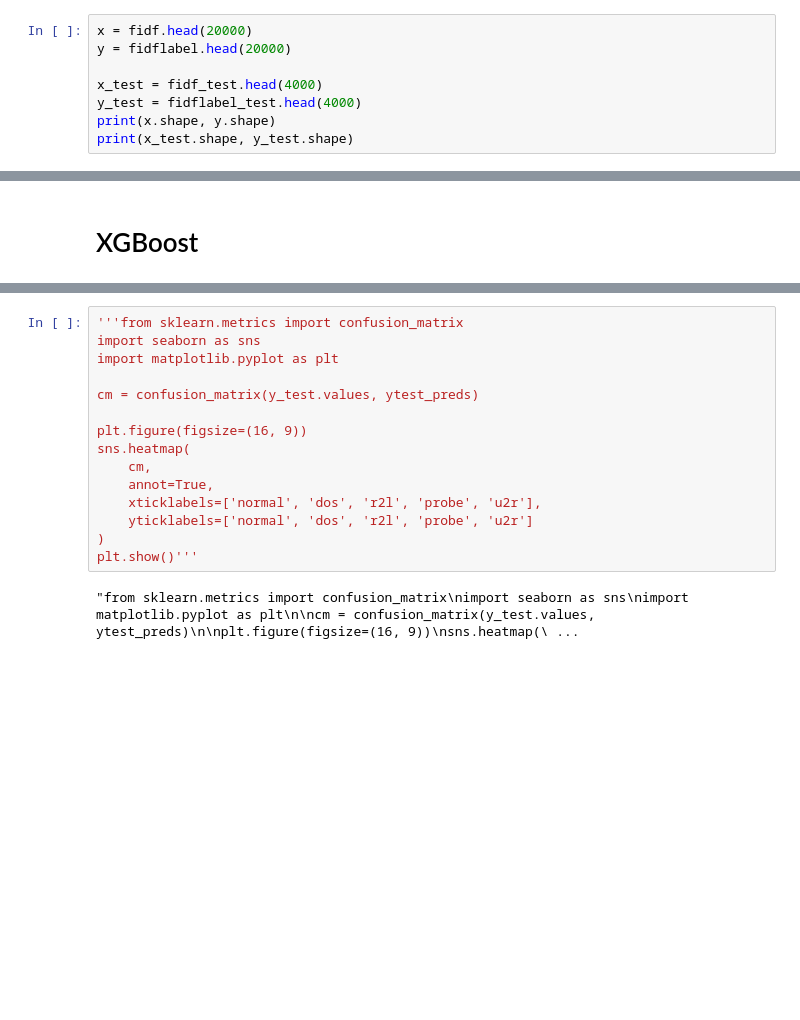
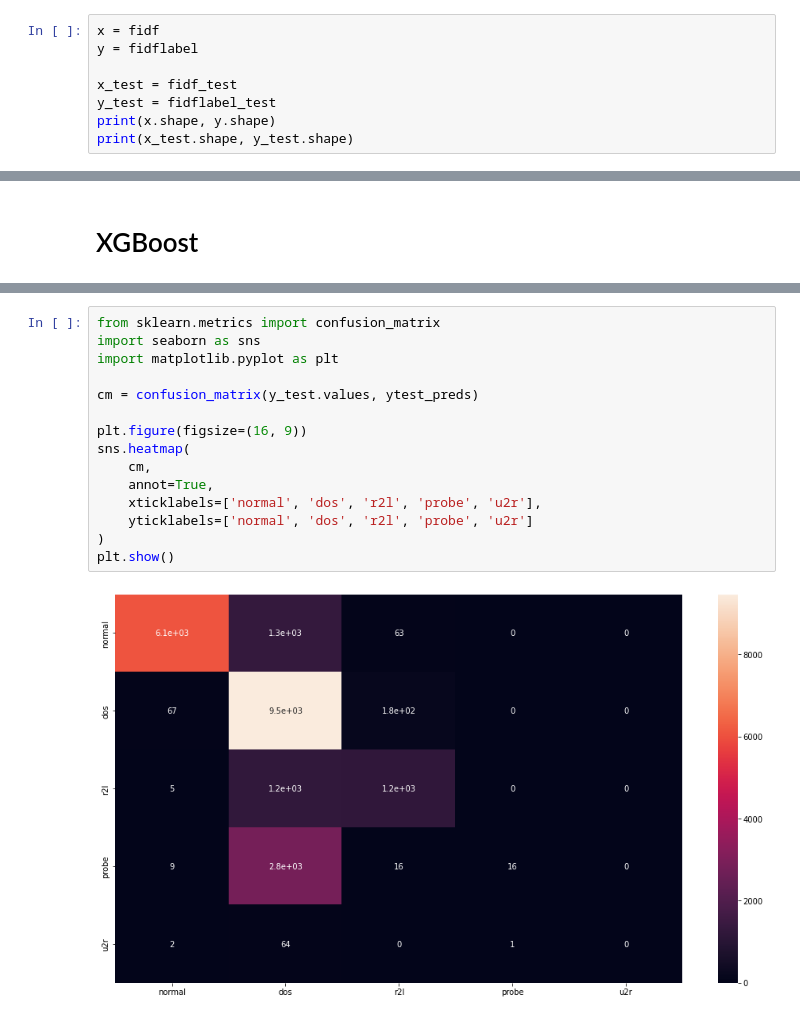
Before and after one commit to bomul0417/study, a Jupyter notebook: NIDS_Project/Preprocessing.ipynb, the cells around one changed output, grey strips where cells are left out. Saved outputs shown, nothing was run; the diff lists cells and outputs as text; blank space fills up the shorter version.

```diff
--- a/NIDS_Project/Preprocessing.ipynb
+++ b/NIDS_Project/Preprocessing.ipynb
@@ -307,11 +307,11 @@ print(fidf_test.shape, fidflabel_test.shape)
 (125973, 122) (125973,)
 (22544, 122) (22544,)
 # %%
-x = fidf.head(20000)
-y = fidflabel.head(20000)
+x = fidf
+y = fidflabel
 
-x_test = fidf_test.head(4000)
-y_test = fidflabel_test.head(4000)
+x_test = fidf_test
+y_test = fidflabel_test
 print(x.shape, y.shape)
 print(x_test.shape, y_test.shape)
 # %% [output]
@@ -364,21 +363,21 @@ Accuracy: 0.75
 "from xgboost import XGBClassifier\nfrom sklearn.metrics import accuracy_score\n\nxgb = XGBClassifier(n_estimators=1000, learning_rate=0.05)\nxgb.fit(fidf.values, fidflabel.values)\n\nytest_preds = xg ...
 # %%
-'''from sklearn.metrics import confusion_matrix
+from sklearn.metrics import confusion_matrix
 import seaborn as sns
 import matplotlib.pyplot as plt
 
 cm = confusion_matrix(y_test.values, ytest_preds)
 
 plt.figure(figsize=(16, 9))
 sns.heatmap(
     cm,
     annot=True,
     xticklabels=['normal', 'dos', 'r2l', 'probe', 'u2r'],
     yticklabels=['normal', 'dos', 'r2l', 'probe', 'u2r']
 )
-plt.show()'''
+plt.show()
 # %% [output]
-"from sklearn.metrics import confusion_matrix\nimport seaborn as sns\nimport matplotlib.pyplot as plt\n\ncm = confusion_matrix(y_test.values, ytest_preds)\n\nplt.figure(figsize=(16, 9))\nsns.heatmap(\ ...
+[figure, added]
 # %%
 for feature, importance in zip(x_test.columns, xgb.feature_importances_):
   print('%s: %.2f' % (feature, importance))
```
Also changed, not shown: parts of 7 cells of this notebook.
